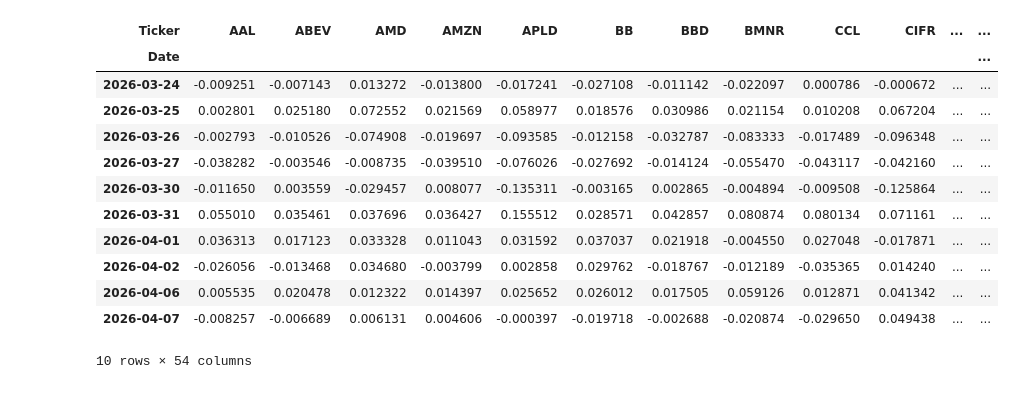
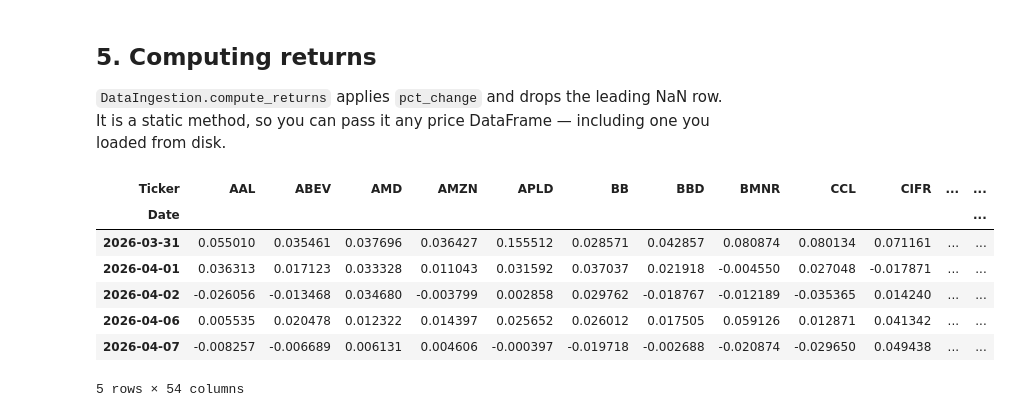
Before and after one commit to nickkats1/Financial-Mathematical-Models, a Jupyter notebook: notebooks/_data_ingestion.ipynb, the cells around one changed output. Cells and saved outputs as stored; diff of their text form; code cells hidden in the pictures.

```diff
--- a/notebooks/_data_ingestion.ipynb
+++ b/notebooks/_data_ingestion.ipynb
@@ -89,0 +16,11 @@ The returns of all assets can be returned using the instance of DataIngestion.
+# %%
+import matplotlib.pyplot as plt
+import seaborn as sns
+
+from portfolio.data import DataIngestion
+
+sns.set_theme(style="whitegrid")
+plt.rcParams["figure.figsize"] = (12, 5)
+
+ingestion = DataIngestion()
+f"window: {ingestion.start_date} → {ingestion.end_date}"
@@ -89,0 +33,3 @@ The returns of all assets can be returned using the instance of DataIngestion.
+# %%
+stock_prices = ingestion.get_stock_prices()
+stock_prices.tail()
@@ -90,17 +91,16 @@ The returns of all assets can be returned using the instance of DataIngestion.
+# %% [markdown]
+## 5. Computing returns
+
+`DataIngestion.compute_returns` applies `pct_change` and drops the leading NaN row. It is a static method, so you can pass it any price DataFrame — including one you loaded from disk.
 # %%
-all_returns = obj.compute_returns(stock_prices)
-all_returns.tail(10)
+stock_returns = DataIngestion.compute_returns(stock_prices)
+stock_returns.tail()
 # %% [output]
 | Ticker | AAL | ABEV | AMD | AMZN | APLD | BB | BBD | BMNR | CCL | CIFR | ... | ... |
 | Date |  |  |  |  |  |  |  |  |  |  |  | ... |
-| 2026-03-24 | -0.009251 | -0.007143 | 0.013272 | -0.013800 | -0.017241 | -0.027108 | -0.011142 | -0.022097 | 0.000786 | -0.000672 | ... | ... |
-| 2026-03-25 | 0.002801 | 0.025180 | 0.072552 | 0.021569 | 0.058977 | 0.018576 | 0.030986 | 0.021154 | 0.010208 | 0.067204 | ... | ... |
-| 2026-03-26 | -0.002793 | -0.010526 | -0.074908 | -0.019697 | -0.093585 | -0.012158 | -0.032787 | -0.083333 | -0.017489 | -0.096348 | ... | ... |
-| 2026-03-27 | -0.038282 | -0.003546 | -0.008735 | -0.039510 | -0.076026 | -0.027692 | -0.014124 | -0.055470 | -0.043117 | -0.042160 | ... | ... |
-| 2026-03-30 | -0.011650 | 0.003559 | -0.029457 | 0.008077 | -0.135311 | -0.003165 | 0.002865 | -0.004894 | -0.009508 | -0.125864 | ... | ... |
 | 2026-03-31 | 0.055010 | 0.035461 | 0.037696 | 0.036427 | 0.155512 | 0.028571 | 0.042857 | 0.080874 | 0.080134 | 0.071161 | ... | ... |
 | 2026-04-01 | 0.036313 | 0.017123 | 0.033328 | 0.011043 | 0.031592 | 0.037037 | 0.021918 | -0.004550 | 0.027048 | -0.017871 | ... | ... |
 | 2026-04-02 | -0.026056 | -0.013468 | 0.034680 | -0.003799 | 0.002858 | 0.029762 | -0.018767 | -0.012189 | -0.035365 | 0.014240 | ... | ... |
 | 2026-04-06 | 0.005535 | 0.020478 | 0.012322 | 0.014397 | 0.025652 | 0.026012 | 0.017505 | 0.059126 | 0.012871 | 0.041342 | ... | ... |
 | 2026-04-07 | -0.008257 | -0.006689 | 0.006131 | 0.004606 | -0.000397 | -0.019718 | -0.002688 | -0.020874 | -0.029650 | 0.049438 | ... | ... |
-10 rows × 54 columns
+5 rows × 54 columns
```
Also changed, not shown: parts of 27 cells of this notebook, 37 other files.
